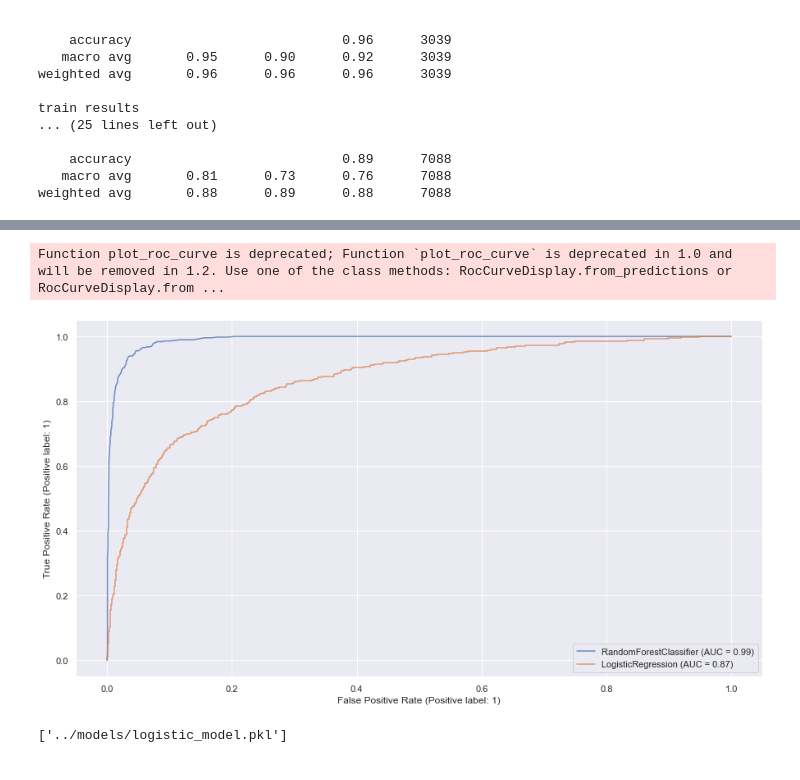
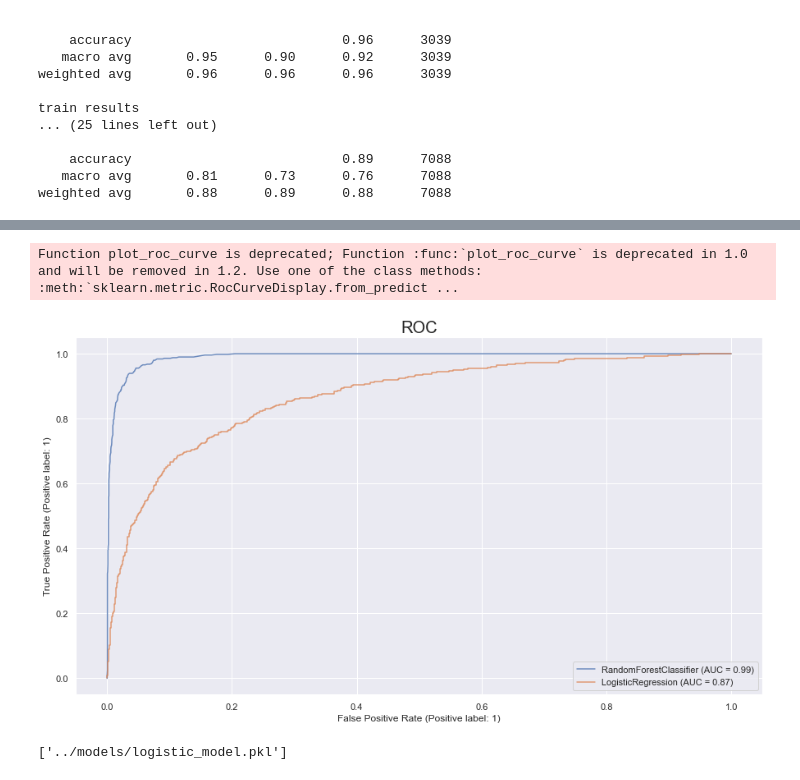
Before and after one commit to guyrux/udacity_customer_churn, a Jupyter notebook: notebooks/churn_notebook.ipynb, the cells around one changed output, grey strips where cells are left out. Saved outputs shown, nothing was run; the diff lists cells and outputs as text; code cells hidden in the pictures.

```diff
--- a/notebooks/churn_notebook.ipynb
+++ b/notebooks/churn_notebook.ipynb
@@ -247,14 +253,18 @@ Function plot_roc_curve is deprecated; Function `plot_roc_curve` is deprecated i
 [figure]
 # %%
 # plots
+font_size = 20
+
 plt.figure(figsize=(15, 8))
 ax = plt.gca()
 rfc_disp = plot_roc_curve(cv_rfc.best_estimator_, X_test, y_test, ax=ax, alpha=0.8)
 lrc_plot.plot(ax=ax, alpha=0.8)
+plt.title('ROC', size=font_size)
+plt.savefig('roc.png', bbox_inches='tight')
 plt.show()
 # %% [output]
-Function plot_roc_curve is deprecated; Function `plot_roc_curve` is deprecated in 1.0 and will be removed in 1.2. Use one of the class methods: RocCurveDisplay.from_predictions or RocCurveDisplay.from ...
+Function plot_roc_curve is deprecated; Function :func:`plot_roc_curve` is deprecated in 1.0 and will be removed in 1.2. Use one of the class methods: :meth:`sklearn.metric.RocCurveDisplay.from_predict ...
-[figure, old version]
+[figure, new version]
 # %%
 # save best model
 joblib.dump(cv_rfc.best_estimator_, '../models/rfc_model.pkl')
```
Also changed, not shown: parts of 13 cells of this notebook, 13 other files.
